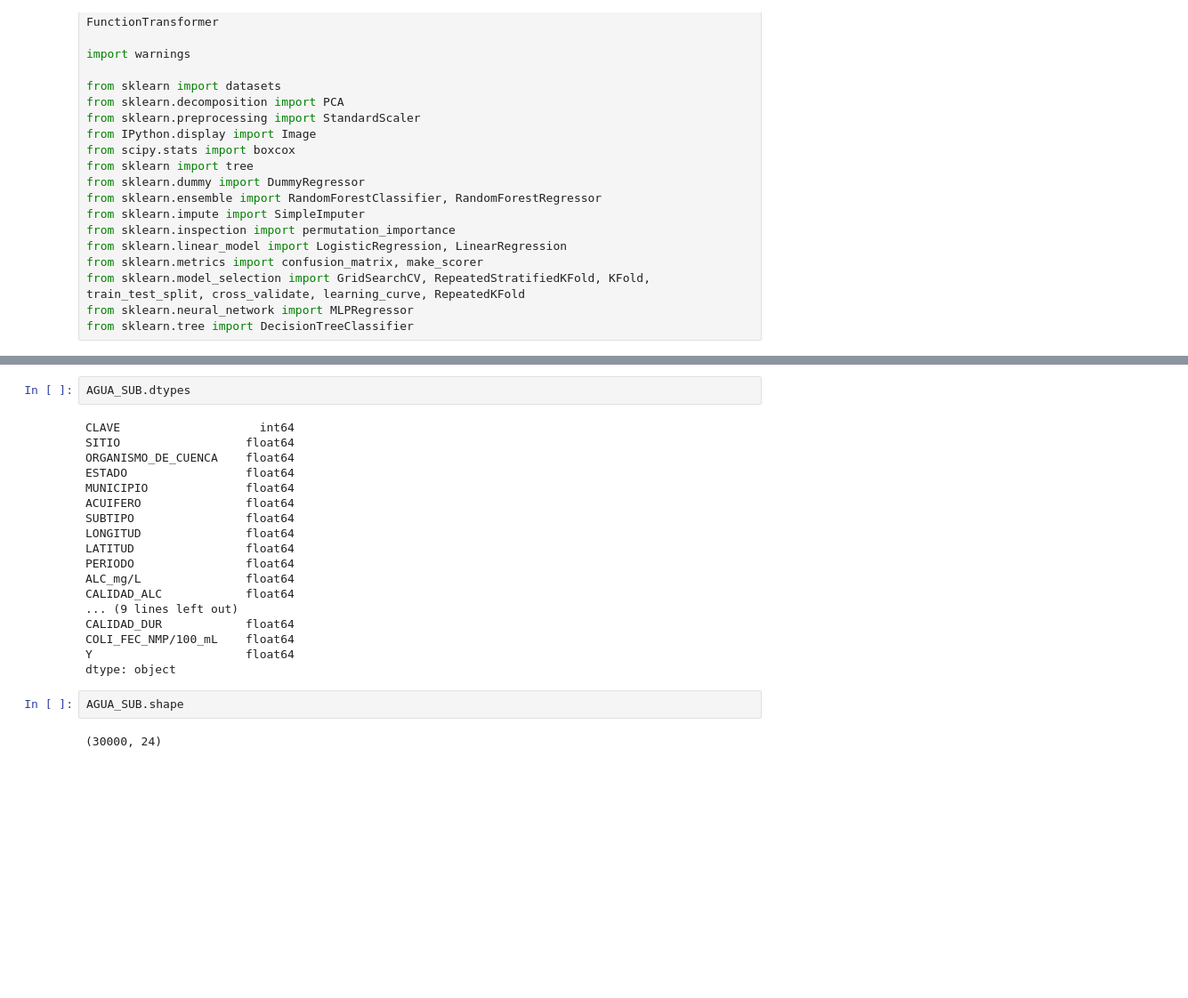
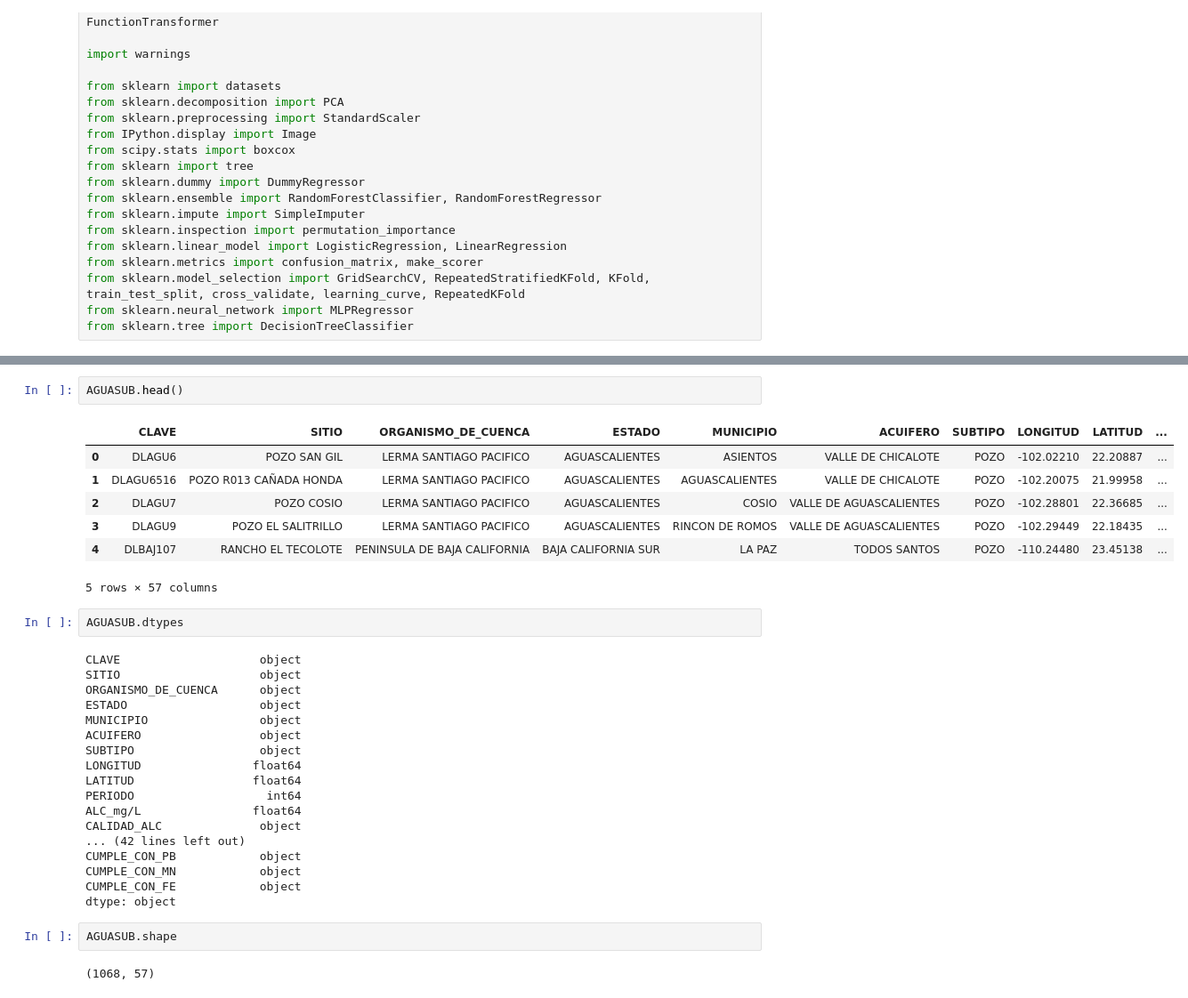
Before and after one commit to PosgradoMNA/actividades-del-projecto-cad_equipo_18, a Jupyter notebook: Equipo_18_Entrega_1_Aguas_Subterraneas.ipynb, the cells around one changed output, grey strips where cells are left out. Shown at 89% size. Saved outputs shown, nothing was run; the diff lists cells and outputs as text; blank space fills up the shorter version.

```diff
--- a/Equipo_18_Entrega_1_Aguas_Subterraneas.ipynb
+++ b/Equipo_18_Entrega_1_Aguas_Subterraneas.ipynb
@@ -98,27 +98,37 @@ TCC
 | 1066 | OCRBR5106M1 | COMUNIDAD LOS POCITOS | RIO BRAVO | NUEVO LEON | GALEANA | NAVIDAD-POTOSI-RAICES | POZO | -100.32683 | 24.80118 | ... |
 | 1067 | OCRBR5109M1 | COMUNIDAD LA REFORMA | RIO BRAVO | NUEVO LEON | GALEANA | NAVIDAD-POTOSI-RAICES | POZO | -100.73302 | 25.09380 | ... |
 1068 rows × 57 columns
+# %%
+AGUASUB.head()
+# %% [output]
+|  | CLAVE | SITIO | ORGANISMO_DE_CUENCA | ESTADO | MUNICIPIO | ACUIFERO | SUBTIPO | LONGITUD | LATITUD | ... |
+| 0 | DLAGU6 | POZO SAN GIL | LERMA SANTIAGO PACIFICO | AGUASCALIENTES | ASIENTOS | VALLE DE CHICALOTE | POZO | -102.02210 | 22.20887 | ... |
+| 1 | DLAGU6516 | POZO R013 CAÑADA HONDA | LERMA SANTIAGO PACIFICO | AGUASCALIENTES | AGUASCALIENTES | VALLE DE CHICALOTE | POZO | -102.20075 | 21.99958 | ... |
+| 2 | DLAGU7 | POZO COSIO | LERMA SANTIAGO PACIFICO | AGUASCALIENTES | COSIO | VALLE DE AGUASCALIENTES | POZO | -102.28801 | 22.36685 | ... |
+| 3 | DLAGU9 | POZO EL SALITRILLO | LERMA SANTIAGO PACIFICO | AGUASCALIENTES | RINCON DE ROMOS | VALLE DE AGUASCALIENTES | POZO | -102.29449 | 22.18435 | ... |
+| 4 | DLBAJ107 | RANCHO EL TECOLOTE | PENINSULA DE BAJA CALIFORNIA | BAJA CALIFORNIA SUR | LA PAZ | TODOS SANTOS | POZO | -110.24480 | 23.45138 | ... |
+5 rows × 57 columns
 # %%
-AGUA_SUB.dtypes
+AGUASUB.dtypes
 # %% [output]
-CLAVE                    int64
-SITIO                  float64
-ORGANISMO_DE_CUENCA    float64
-ESTADO                 float64
-MUNICIPIO              float64
-ACUIFERO               float64
-SUBTIPO                float64
-LONGITUD               float64
-LATITUD                float64
-PERIODO                float64
-ALC_mg/L               float64
-CALIDAD_ALC            float64
-... (9 lines left out)
-CALIDAD_DUR            float64
-COLI_FEC_NMP/100_mL    float64
-Y                      float64
+CLAVE                    object
+SITIO                    object
+ORGANISMO_DE_CUENCA      object
+ESTADO                   object
+MUNICIPIO                object
+ACUIFERO                 object
+SUBTIPO                  object
+LONGITUD                float64
+LATITUD                 float64
+PERIODO                   int64
+ALC_mg/L                float64
+CALIDAD_ALC              object
+... (42 lines left out)
+CUMPLE_CON_PB            object
+CUMPLE_CON_MN            object
+CUMPLE_CON_FE            object
 dtype: object
 # %%
-AGUA_SUB.shape
+AGUASUB.shape
 # %% [output]
-(30000, 24)
+(1068, 57)
```
Also changed, not shown: parts of 25 cells of this notebook.
